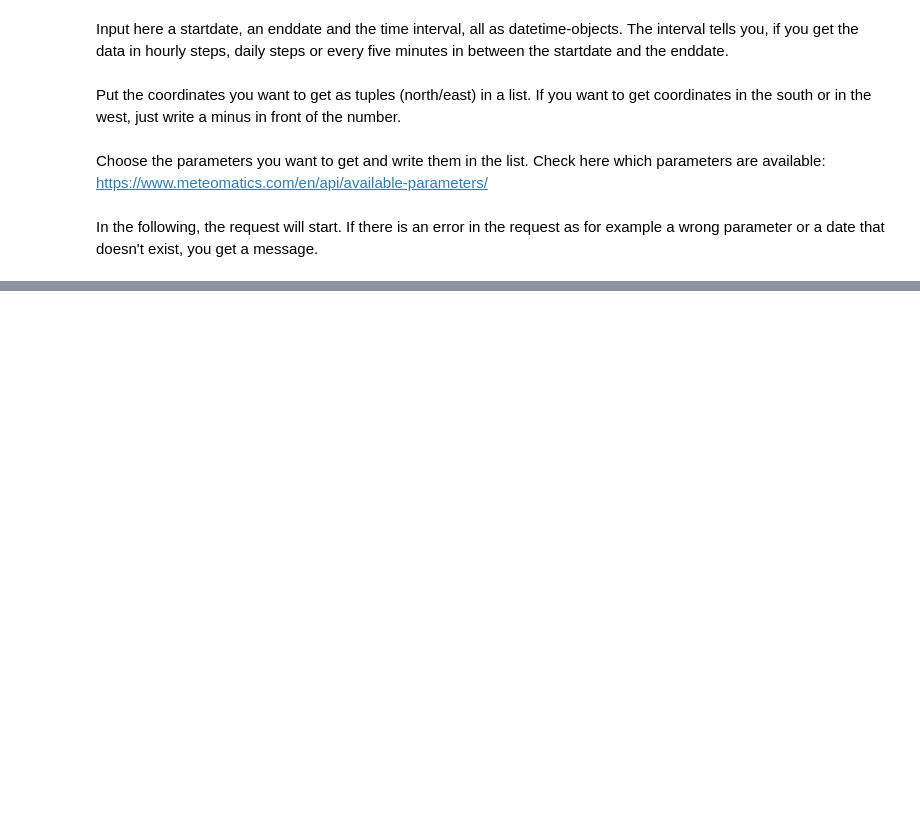
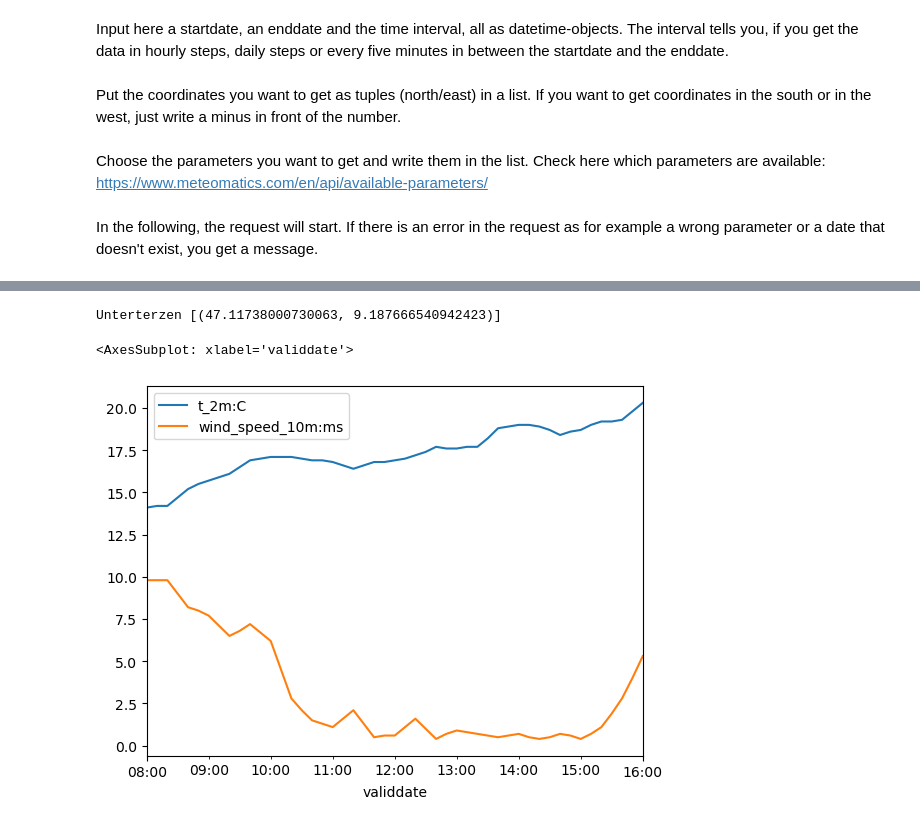
Before and after one commit to SchabiDesigns/meteomatics-api, a Jupyter notebook: examples/notebooks/01_Timeseries.ipynb, the cells around one changed output, grey strips where cells are left out. Cells and saved outputs as stored; diff of their text form; code cells hidden in the pictures; blank space fills up the shorter version.

Commit message:
visual wind on map

```diff
--- a/examples/notebooks/01_Timeseries.ipynb
+++ b/examples/notebooks/01_Timeseries.ipynb
@@ -25,10 +25,20 @@ interval_ts = dt.timedelta(hours=1)
 # %% [markdown]
 Put the coordinates you want to get as tuples (north/east) in a list. If you want to get coordinates in the south or in the west, just write a minus in front of the number.
 # %%
-coordinates_ts = [(47.25,9.34), (30,-4)]
+coordinates_ts = [(47.11738000730063, 9.187666540942423)]
 # %% [markdown]
 Choose the parameters you want to get and write them in the list. Check here which parameters are available: https://www.meteomatics.com/en/api/available-parameters/
 # %%
-parameters_ts = ['t_2m:C', 'precip_1h:mm']
+parameters_ts = ['t_2m:C', 'wind_speed_10m:ms']
 # %% [markdown]
 In the following, the request will start. If there is an error in the request as for example a wrong parameter or a date that doesn't exist, you get a message.
+# %%
+model="Mix"
+# %%
+print("time series:")
+try:
+    df_ts = api.query_time_series(coordinates_ts, startdate_ts, enddate_ts, interval_ts,
+                                  parameters_ts, username, password, model)
+    print (df_ts.head())
+except Exception as e:
+    print("Failed, the exception is {}".format(e))
@@ -34,0 +56,7 @@ In the following, the request will start. If there is an error in the request as
+# %%
+print("Unterterzen",coordinates_ts)
+df_ts.reset_index().plot(x="validdate", y=["t_2m:C","wind_speed_10m:ms"])
+# %% [output]
+Unterterzen [(47.11738000730063, 9.187666540942423)]
+<AxesSubplot: xlabel='validdate'>
+[figure, added]
```
Also changed, not shown: parts of 6 cells of this notebook, 27 other files.
